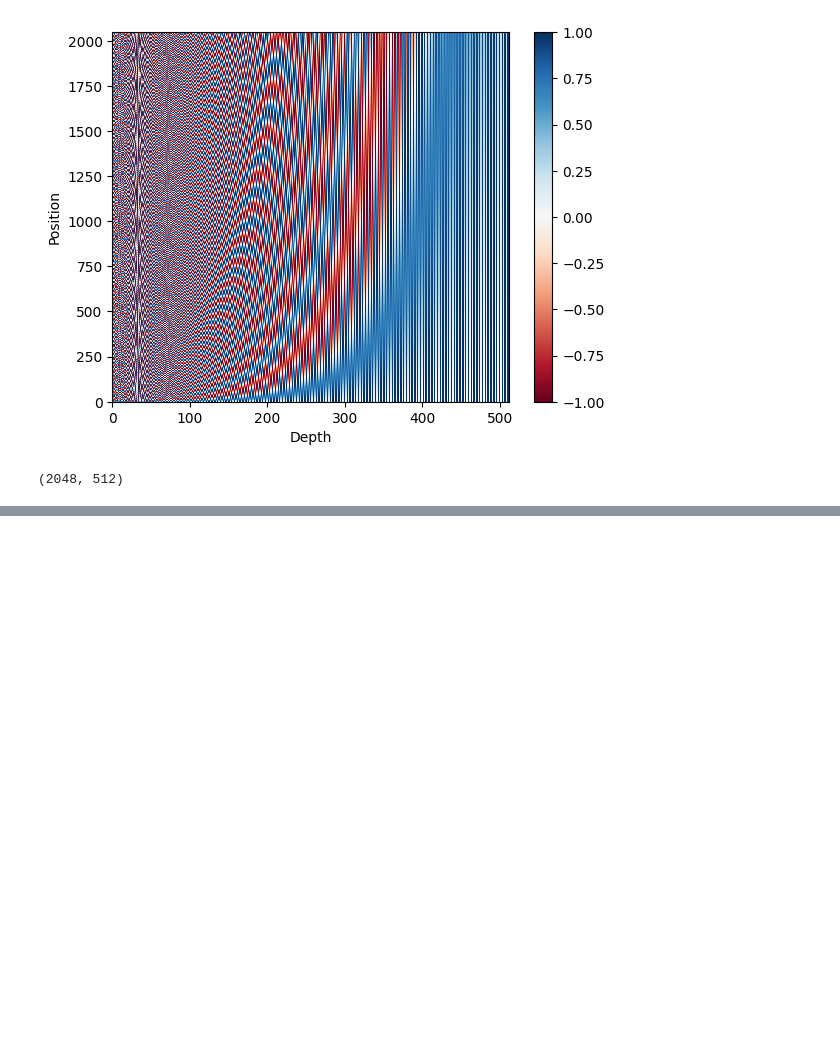
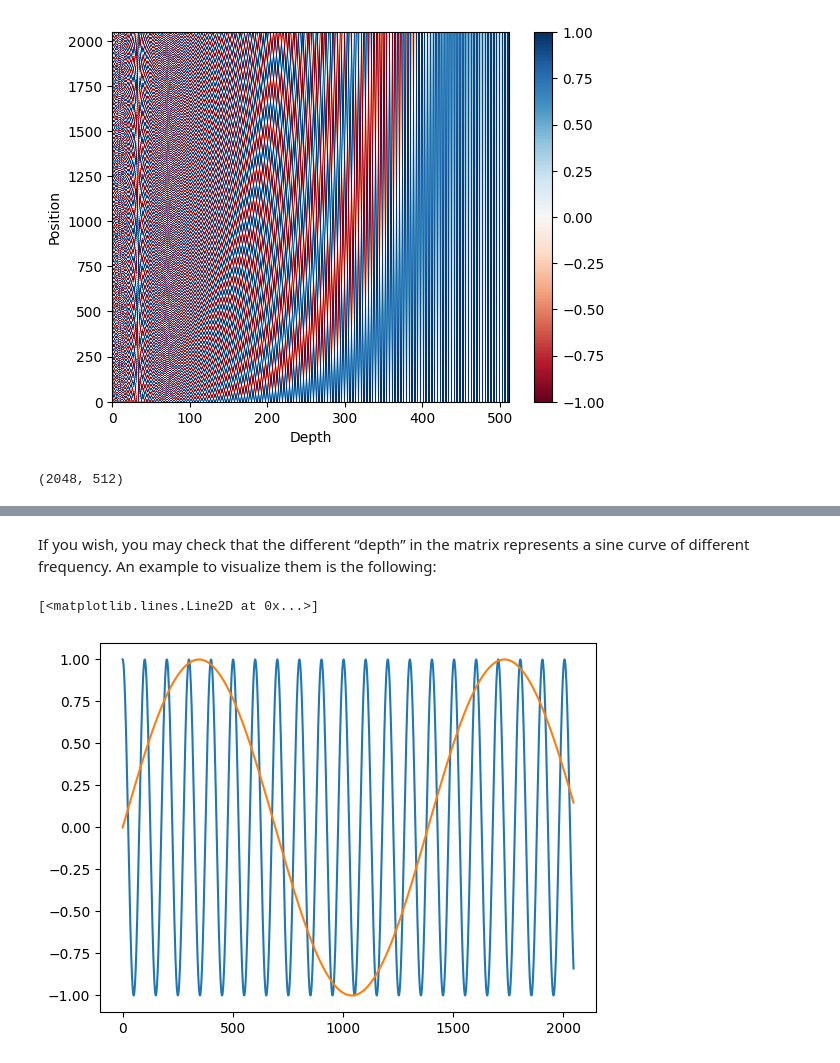
Before and after one commit to mplockhart/transformers, a Jupyter notebook: transformers_ml_mastery.ipynb, the cells around one changed output, grey strips where cells are left out. Cells and saved outputs as stored; diff of their text form; code cells hidden in the pictures; blank space fills up the shorter version.

```diff
--- a/transformers_ml_mastery.ipynb
+++ b/transformers_ml_mastery.ipynb
@@ -412,0 +434,9 @@ pos_matrix.shape
+# %% [markdown]
+If you wish, you may check that the different “depth” in the matrix represents a sine curve of
+different frequency. An example to visualize them is the following:
+# %%
+plt.plot(pos_matrix[:, 155], label="high freq")
+plt.plot(pos_matrix[:, 300], label="low freq")
+# %% [output]
+[<matplotlib.lines.Line2D at 0x...>]
+[figure, added]
```
Also changed, not shown: parts of 10 cells of this notebook.
